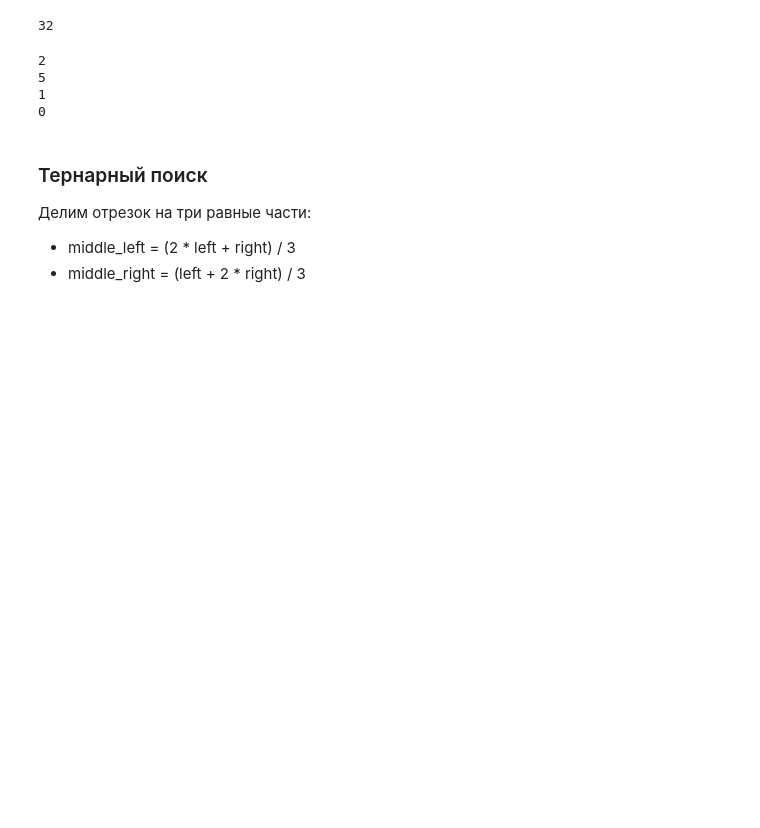
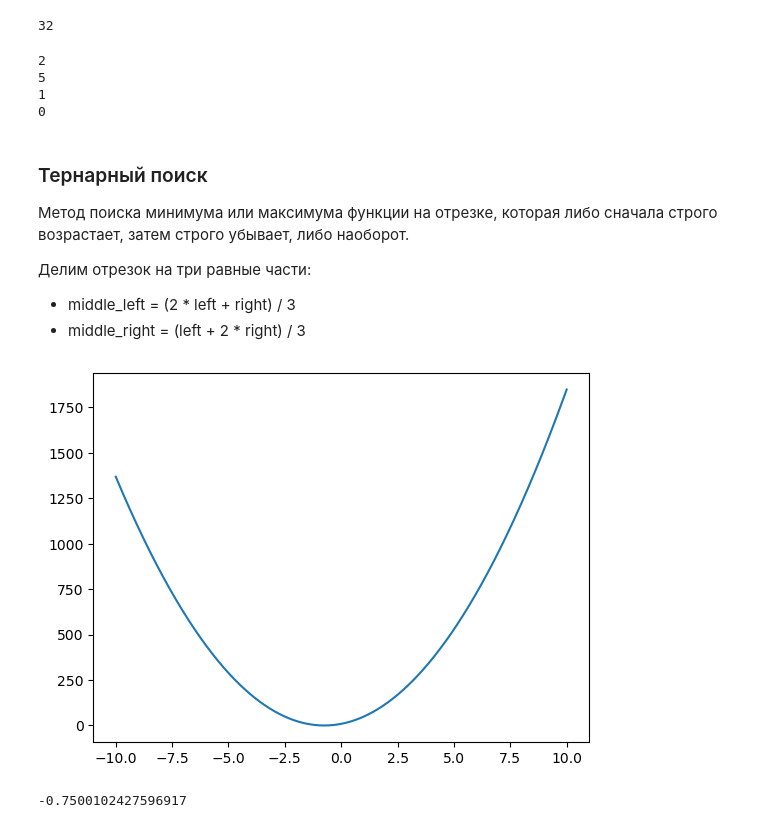
Before and after one commit to palladine/edu_misc, a Jupyter notebook: algos/edu_alg_binsearch.ipynb, the cells around one changed output. Saved outputs shown, nothing was run; the diff lists cells and outputs as text; code cells hidden in the pictures; blank space fills up the shorter version.

```diff
--- a/algos/edu_alg_binsearch.ipynb
+++ b/algos/edu_alg_binsearch.ipynb
@@ -431,6 +431,37 @@ print(findPeak([1]))
 0
 # %% [markdown]
 ### Тернарный поиск
+Метод поиска минимума или максимума функции на отрезке, которая либо сначала строго возрастает, затем строго убывает, либо наоборот.
+
 Делим отрезок на три равные части:
 - middle_left = (2 * left + right) / 3
 - middle_right = (left + 2 * right) / 3
+# %%
+def func(x):
+    return (4*x+3)**2
+
+
+def ter_search(left, right):
+    eps = 0.0001
+    while right - left > eps:
+        a = (left * 2 + right) / 3
+        b = (left + right * 2) / 3
+
+        fa = func(a)
+        fb = func(b)
+        if fa < fb:
+            right = b
+        else:
+            left = a
+    return (left + right) / 2
+
+# tests
+import random
+import matplotlib.pyplot as plt
+nums = sorted([round(random.uniform(-10.0, 10.0), 4) for _ in range(10000)])
+plt.plot(nums, [func(e) for e in nums])
+plt.show()
+print(ter_search(nums[0], nums[-1]))
+# %% [output]
+[figure, added]
+-0.7500102427596917
```
Also changed, not shown: 3 other files.
